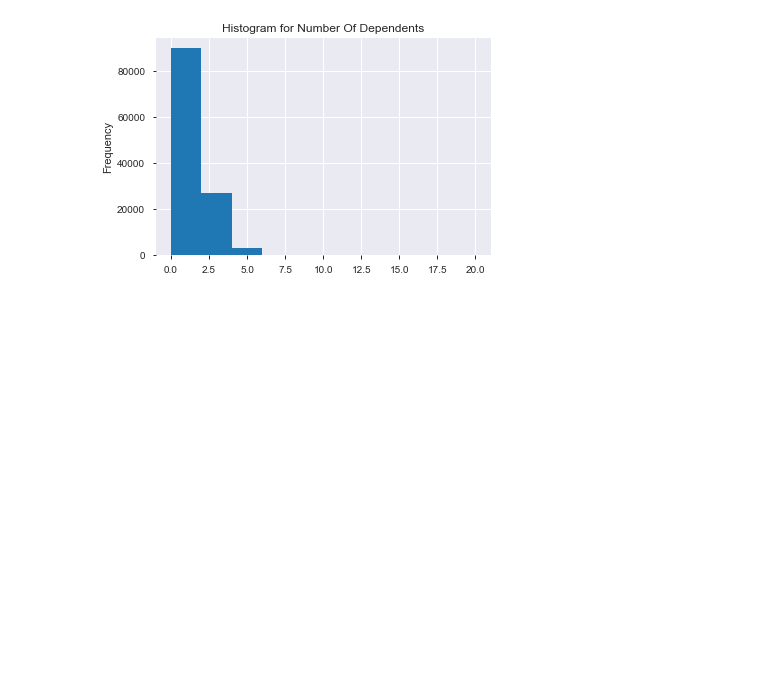
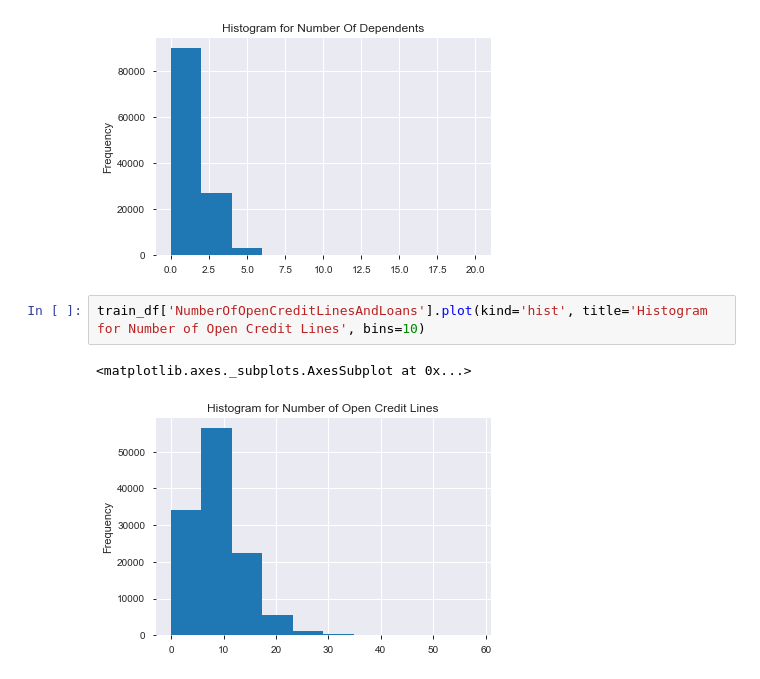
Before and after one commit to evaezekwem/nutritional-label-for-loan-recommendation-system, a Jupyter notebook: notebooks/ece278/01-exploratory analysis.ipynb, the cells around one changed output. Drawn from its saved outputs; the diff is of its cells as text; blank space fills up the shorter version.

```diff
--- a/notebooks/ece278/01-exploratory analysis.ipynb
+++ b/notebooks/ece278/01-exploratory analysis.ipynb
@@ -309,3 +337,8 @@ train_df['NumberOfDependents'].plot(kind='hist', title='Histogram for Number Of
 # %% [output]
 <matplotlib.axes._subplots.AxesSubplot at 0x...>
 [figure]
+# %%
+train_df['NumberOfOpenCreditLinesAndLoans'].plot(kind='hist', title='Histogram for Number of Open Credit Lines', bins=10)
+# %% [output]
+<matplotlib.axes._subplots.AxesSubplot at 0x...>
+[figure, added]
```
Also changed, not shown: parts of 13 cells of this notebook, 1 other file.
